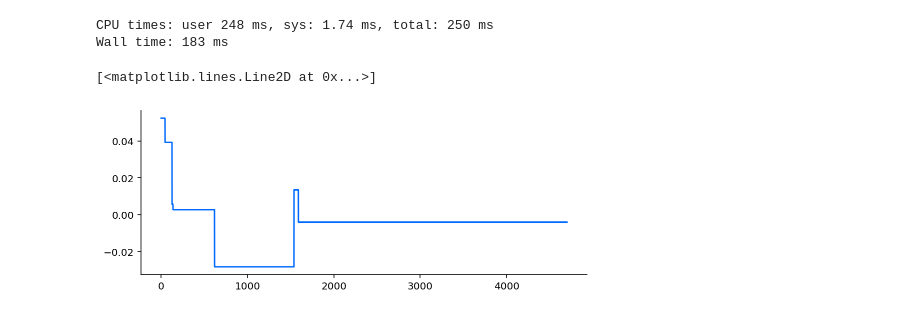
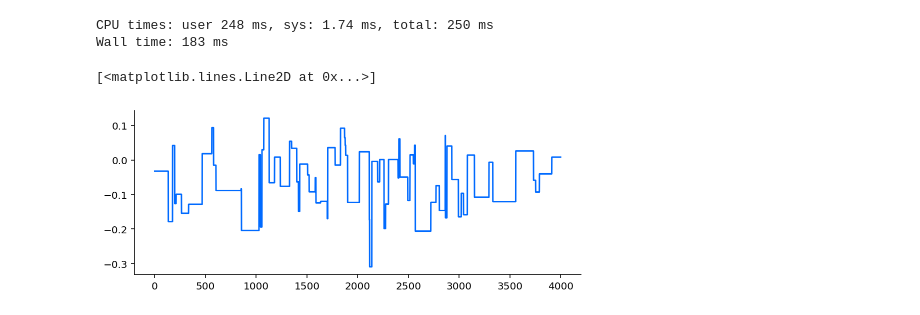
Before and after one commit to gerdm/misc, a Jupyter notebook: 2022-04/advanced-computational-methods.ipynb, the cells around one changed output. Drawn from its saved outputs; the diff is of its cells as text; code cells hidden in the pictures.

```diff
--- a/2022-04/advanced-computational-methods.ipynb
+++ b/2022-04/advanced-computational-methods.ipynb
@@ -342,16 +344,16 @@ Wall time: 183 ms
 # %%
 def logprob_fn(w, alpha=1.0):
     """The log-probability density function of the posterior distribution of the model."""
-    rho, tau2 = w
-    tau = jnp.sqrt(tau2)
+    rho, logtau2 = w
+    tau2 = jnp.exp(logtau2)
 
     lds = LDS(jnp.array([[rho]]), jnp.array([1.0]),
-              jnp.array([[tau]]) ** 2, jnp.array([[ssm_config.sigma]]) ** 2,
+              jnp.array([[tau2]]), jnp.array([[ssm_config.sigma]]) ** 2,
               jnp.array([0.0]), jnp.array([[1.0]]))
     *_, marg_mean, marg_var = filter(lds, y_obs[:, None])
 
-    marginal_ll_kf = stats.norm.logpdf(y_obs, marg_mean, jnp.sqrt(marg_var + ssm_config.sigma ** 2)).sum()
-    log_prior_tau2 = -2 * jnp.log(tau2) - 1 / tau ** 2
+    marginal_ll_kf = stats.norm.logpdf(y_obs, marg_mean.ravel(), jnp.sqrt(marg_var.ravel() + ssm_config.sigma ** 2)).sum()
+    log_prior_tau2 = -2 * logtau2 - 1 / tau2
 
     ll = marginal_ll_kf + log_prior_tau2 + jnp.log(1/2)
 
@@ -361,13 +361,13 @@ key, key_init, key_sample = jax.random.split(key, 3)
 # %%
-w0 = jnp.array([0.0, 1.0])
+w0 = jax.random.multivariate_normal(key_init, 0.1 + jnp.zeros(2), jnp.eye(2))
 
-rmh = blackjax.rmh(logprob_fn, sigma=jnp.ones(2) * 1.0)
+rmh = blackjax.rmh(logprob_fn, sigma=jnp.ones(2) * 0.5)
 initial_state = rmh.init(w0)
 # %%
 states = inference_loop(key_sample, rmh.step, initial_state, 5_000)
 # %%
-burnin = 300
-plt.plot(states.position[burnin:, 0])
+burnin = 1000
+plt.plot(states.position[burnin:, 1])
 # %% [output]
 [<matplotlib.lines.Line2D at 0x...>]
-[figure, old version]
+[figure, new version]
```
Also changed, not shown: parts of 3 cells of this notebook.
